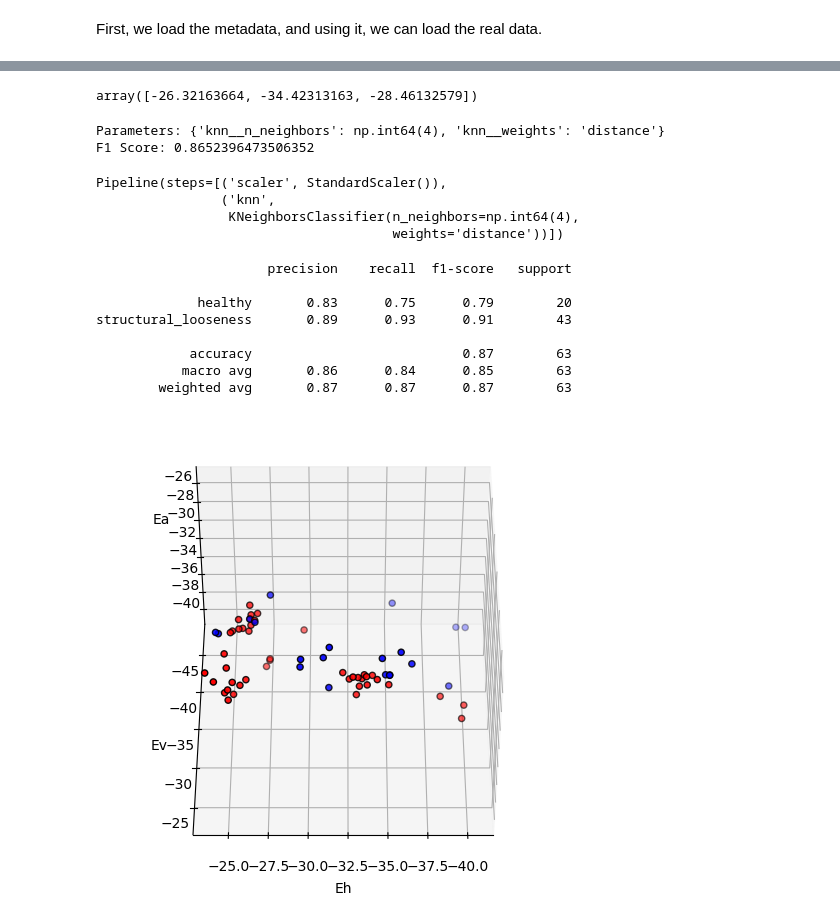
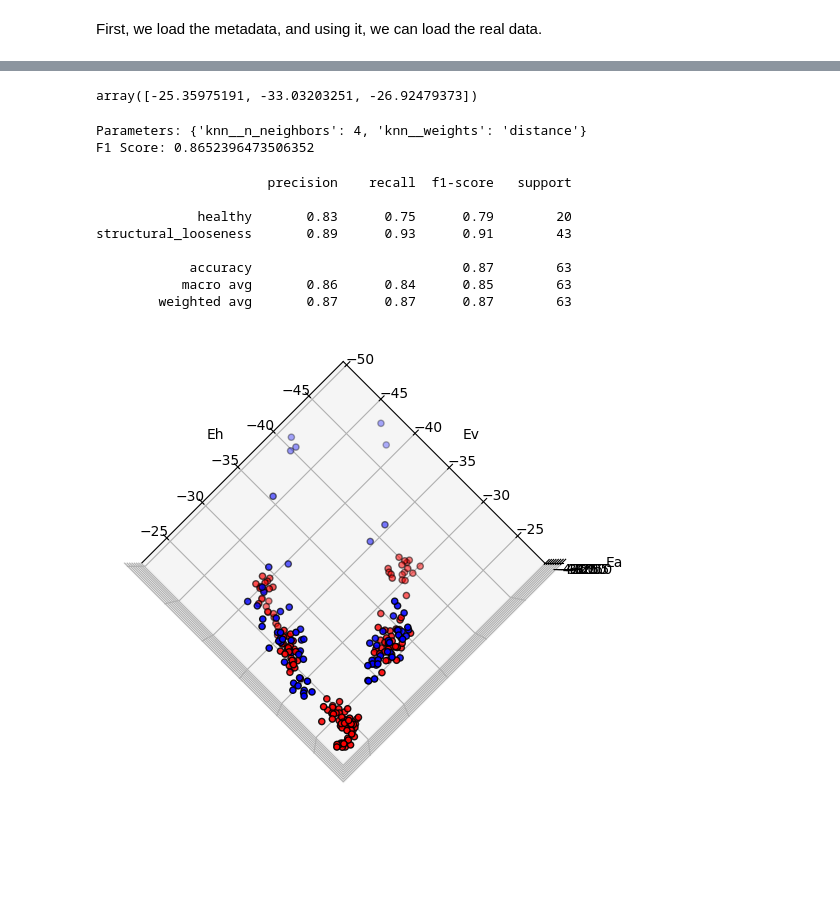
Before and after one commit to pyKuga/TRACTIAN, a Jupyter notebook: part3.ipynb, the cells around one changed output, grey strips where cells are left out. Saved outputs shown, nothing was run; the diff lists cells and outputs as text; code cells hidden in the pictures; blank space fills up the shorter version.

```diff
--- a/part3.ipynb
+++ b/part3.ipynb
@@ -57,8 +57,8 @@ def GenerateWelch(data,nperseg = 1024, overlap_factor = 0.75, windowP="hann" ):
 
     return f, Ph, Pv, Pa
 # %%
-i = 15
-w = 1024
+i = 0
+w = 512
 data = dataDict[metadata["sample_id"][i]]
 
 data.plot(figsize=(20,5))
@@ -69,7 +69,7 @@ P_g = np.array([Ph, Pv, Pa])
 
 fig, axs = plt.subplots(1, 3, figsize=(30, 7))
 for j, ax in enumerate(axs):
-    ax.plot(f, P_g[j], color='C'+str(j))
+    ax.semilogy(f, P_g[j], color='C'+str(j))
     ax.set_title(metadata["condition"][i] + " - " + data.columns[j])
     ax.set_xlabel('Frequency (Hz)')
     ax.set_ylabel('Amplitude (Units/Hz)')
@@ -99,10 +99,10 @@ for j, ax in enumerate(axs):
 def SampleEnergy(data,nperseg=1024,overlap_factor=0.5):
     f,Ph, Pv, Pa  = GenerateWelch(data,nperseg=nperseg,overlap_factor=overlap_factor)
     return np.mean(np.log10(np.array([Ph, Pv, Pa])),axis=1)*(f[1]-f[0])
+
+SampleEnergy(data)
+# %% [output]
+array([-25.35975191, -33.03203251, -26.92479373])
-# %%
-SampleEnergy(data)
-# %% [output]
-array([-26.32163664, -34.42313163, -28.46132579])
 # %%
 dataset = metadata[["sample_id","condition"]].copy()
 dataset[["Eh","Ev","Ea"]] = 0
@@ -146,17 +146,13 @@ grid = GridSearchCV(
 
 grid.fit(X_train, y_train)
 
+pipeToKnn.set_params(**grid.best_params_)
+
 print("Parameters:", grid.best_params_)
 print("F1 Score:", grid.best_score_)
-
-pipeToKnn.set_params(**grid.best_params_)
 # %% [output]
-Parameters: {'knn__n_neighbors': np.int64(4), 'knn__weights': 'distance'}
+Parameters: {'knn__n_neighbors': 4, 'knn__weights': 'distance'}
 F1 Score: 0.8652396473506352
-Pipeline(steps=[('scaler', StandardScaler()),
-                ('knn',
-                 KNeighborsClassifier(n_neighbors=np.int64(4),
-                                      weights='distance'))])
 # %%
 pipeToKnn.fit(X_train,y_train)
 
@@ -209,17 +248,17 @@ class LoosenessModel:
 # %%
 fig = plt.figure(figsize=(8, 6))
 ax = fig.add_subplot(111, projection="3d")
 
 # Mapear cores pelas classes previstas
 colors = {"healthy": "blue", "structural_looseness": "red"}
-ax.scatter(X_test["Eh"], X_test["Ev"], X_test["Ea"],
-           c=[colors[label] for label in y_test],
+ax.scatter(X["Eh"], X["Ev"], X["Ea"],
+           c=[colors[label] for label in y],
            marker="o", s=20, edgecolor="k")
 
 ax.set_xlabel("Eh")
 ax.set_ylabel("Ev")
 ax.set_zlabel("Ea")
-ax.view_init(elev=45, azim=90)
+ax.view_init(elev=90, azim=50)
 #ax.set_title(f"k-NN classification (k={10}, weights='{weights}')")
 # %% [output]
-[figure, old version]
+[figure, new version]
```
Also changed, not shown: parts of 5 cells of this notebook.
